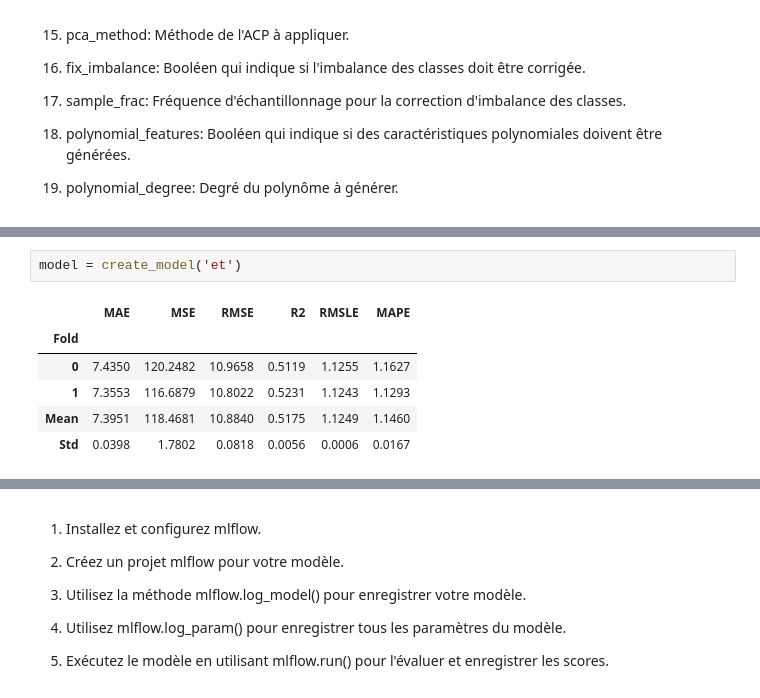
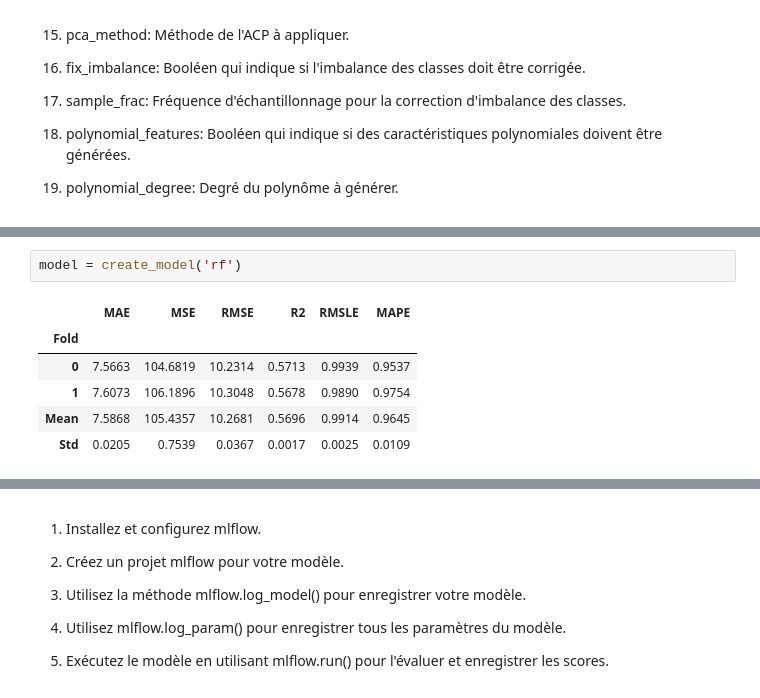
Before and after one commit to galawin59/Spotify, a Jupyter notebook: modelisation.ipynb, the cells around one changed output, grey strips where cells are left out. Cells and saved outputs as stored; diff of their text form.

```diff
--- a/modelisation.ipynb
+++ b/modelisation.ipynb
@@ -124,9 +128,9 @@ best = compare_models()
 # %%
-model = create_model('et')
+model = create_model('rf')
 # %% [output]
 |  | MAE | MSE | RMSE | R2 | RMSLE | MAPE |
 | Fold |  |  |  |  |  |  |
-| 0 | 7.4350 | 120.2482 | 10.9658 | 0.5119 | 1.1255 | 1.1627 |
-| 1 | 7.3553 | 116.6879 | 10.8022 | 0.5231 | 1.1243 | 1.1293 |
-| Mean | 7.3951 | 118.4681 | 10.8840 | 0.5175 | 1.1249 | 1.1460 |
-| Std | 0.0398 | 1.7802 | 0.0818 | 0.0056 | 0.0006 | 0.0167 |
+| 0 | 7.5663 | 104.6819 | 10.2314 | 0.5713 | 0.9939 | 0.9537 |
+| 1 | 7.6073 | 106.1896 | 10.3048 | 0.5678 | 0.9890 | 0.9754 |
+| Mean | 7.5868 | 105.4357 | 10.2681 | 0.5696 | 0.9914 | 0.9645 |
+| Std | 0.0205 | 0.7539 | 0.0367 | 0.0017 | 0.0025 | 0.0109 |
```
Also changed, not shown: parts of 7 cells of this notebook.
